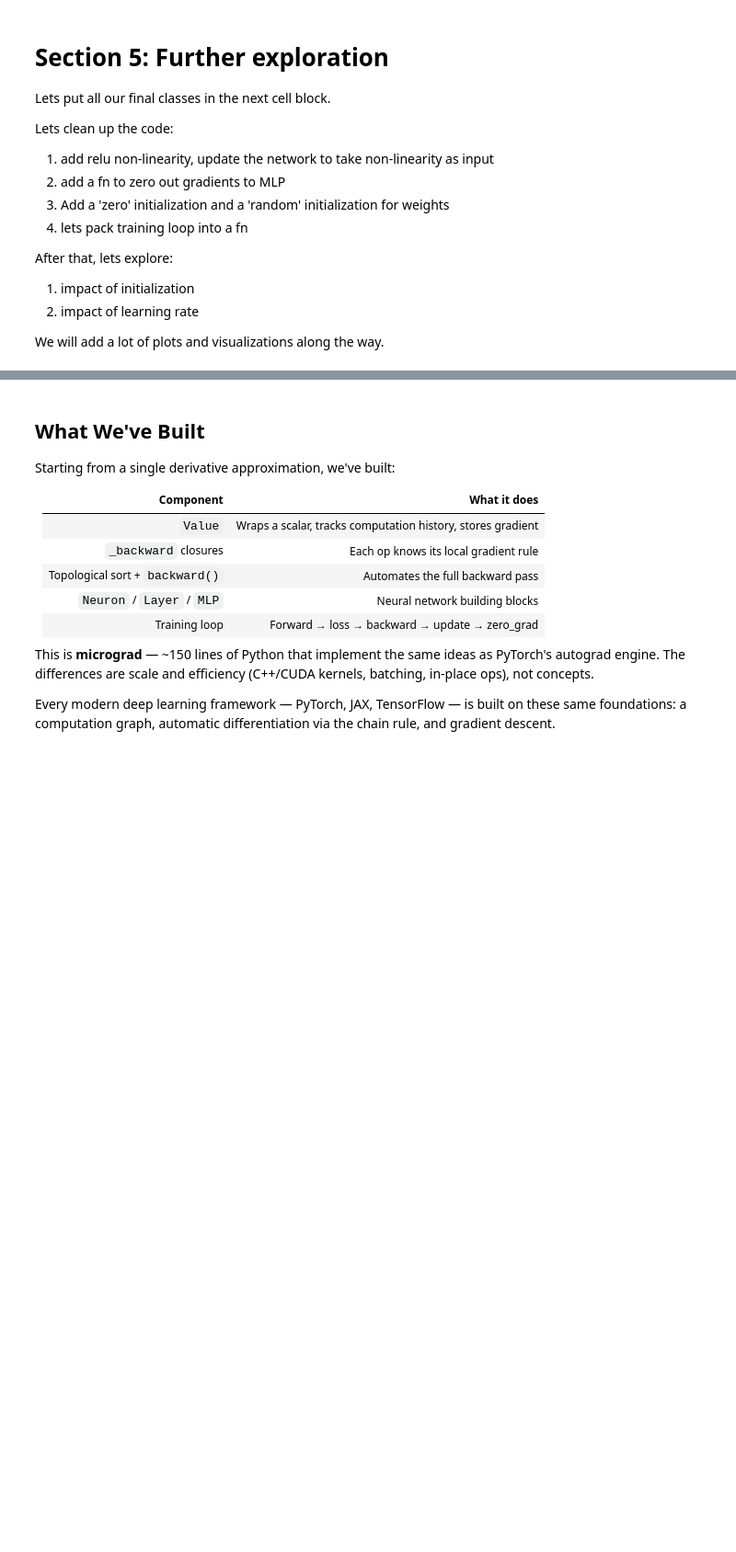
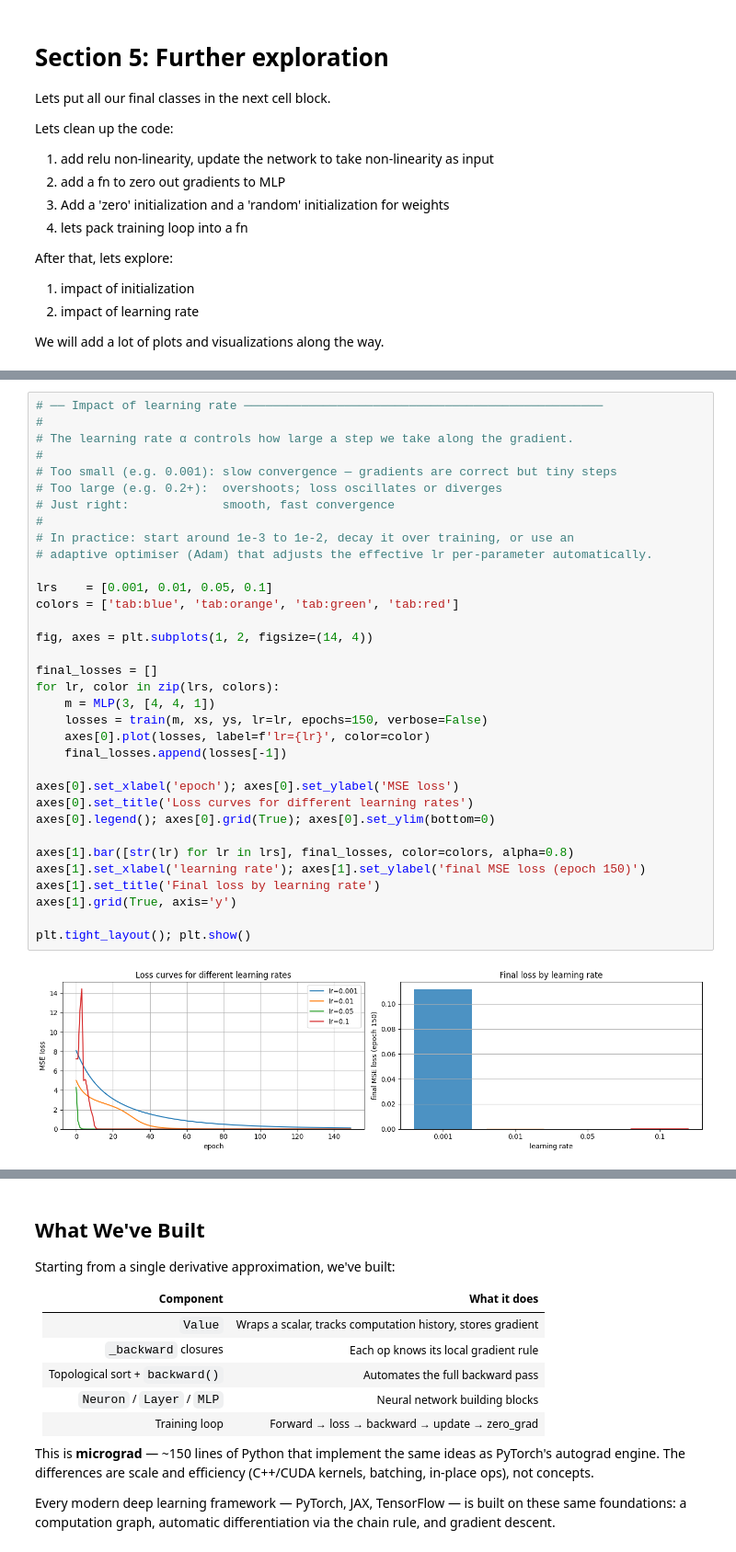
Before and after one commit to kshitijg92/karpathy-zero-to-hero-deep-work, a Jupyter notebook: Karpathy_Zero_to_Hero/working_through_micrograd.ipynb, the cells around one changed output, grey strips where cells are left out. Shown at 92% size. Saved outputs shown, nothing was run; the diff lists cells and outputs as text; blank space fills up the shorter version.

```diff
--- a/Karpathy_Zero_to_Hero/working_through_micrograd.ipynb
+++ b/Karpathy_Zero_to_Hero/working_through_micrograd.ipynb
@@ -2391,0 +2667,36 @@ We will add a lot of plots and visualizations along the way.
+# %%
+# ── Impact of learning rate ──────────────────────────────────────────────────
+#
+# The learning rate α controls how large a step we take along the gradient.
+#
+# Too small (e.g. 0.001): slow convergence — gradients are correct but tiny steps
+# Too large (e.g. 0.2+):  overshoots; loss oscillates or diverges
+# Just right:             smooth, fast convergence
+#
+# In practice: start around 1e-3 to 1e-2, decay it over training, or use an
+# adaptive optimiser (Adam) that adjusts the effective lr per-parameter automatically.
+
+lrs    = [0.001, 0.01, 0.05, 0.1]
+colors = ['tab:blue', 'tab:orange', 'tab:green', 'tab:red']
+
+fig, axes = plt.subplots(1, 2, figsize=(14, 4))
+
+final_losses = []
+for lr, color in zip(lrs, colors):
+    m = MLP(3, [4, 4, 1])
+    losses = train(m, xs, ys, lr=lr, epochs=150, verbose=False)
+    axes[0].plot(losses, label=f'lr={lr}', color=color)
+    final_losses.append(losses[-1])
+
+axes[0].set_xlabel('epoch'); axes[0].set_ylabel('MSE loss')
+axes[0].set_title('Loss curves for different learning rates')
+axes[0].legend(); axes[0].grid(True); axes[0].set_ylim(bottom=0)
+
+axes[1].bar([str(lr) for lr in lrs], final_losses, color=colors, alpha=0.8)
+axes[1].set_xlabel('learning rate'); axes[1].set_ylabel('final MSE loss (epoch 150)')
+axes[1].set_title('Final loss by learning rate')
+axes[1].grid(True, axis='y')
+
+plt.tight_layout(); plt.show()
+# %% [output]
+[figure, added]
```
Also changed, not shown: parts of 10 cells of this notebook.
